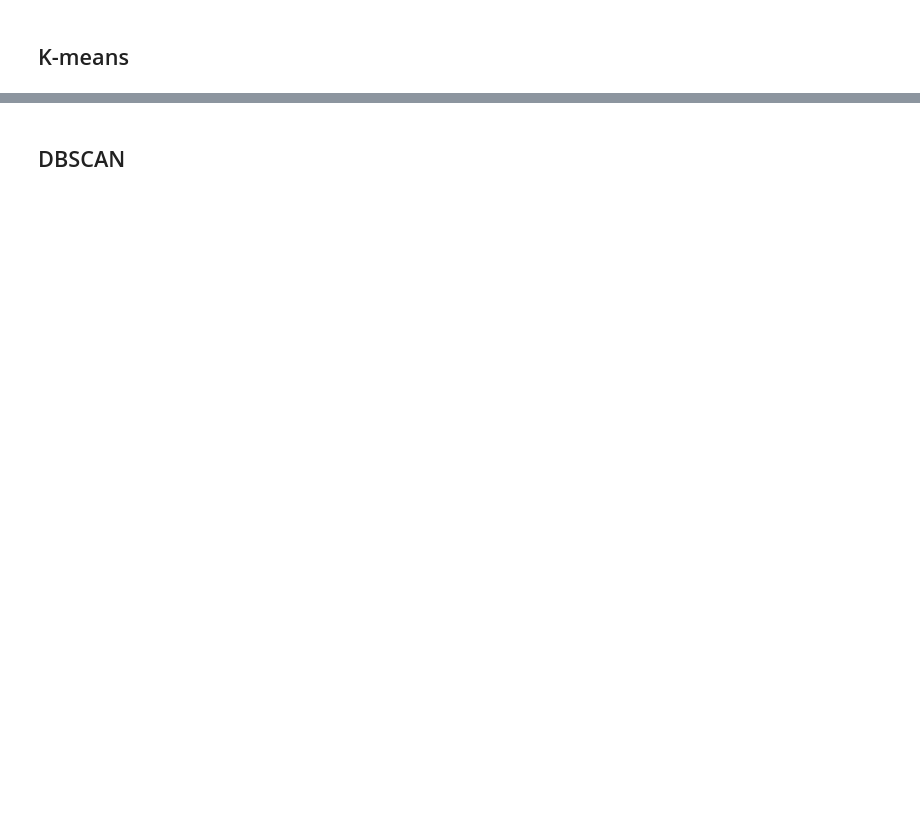
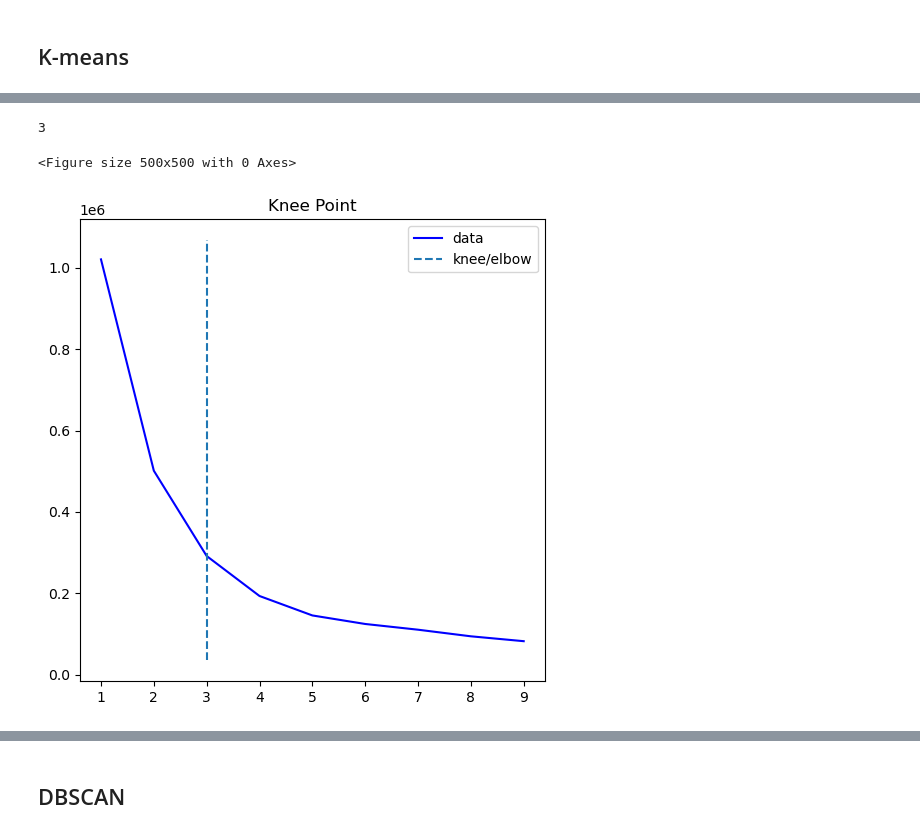
Before and after one commit to amatanasovska/ML_lab, a Jupyter notebook: lab3_206004/solution.ipynb, the cells around one changed output, grey strips where cells are left out. Drawn from its saved outputs; the diff is of its cells as text; code cells hidden in the pictures; blank space fills up the shorter version.

```diff
--- a/lab3_206004/solution.ipynb
+++ b/lab3_206004/solution.ipynb
@@ -96 +201,16 @@ X_tsne = tsne.fit_transform(df_imputed_mean)
+# %%
+from kneed import KneeLocator
+
+# i = np.arange(len(distances))
+knee = KneeLocator(list(wcv.keys()), list(wcv.values()), S=1, curve='convex', direction='decreasing')
+
+fig = plt.figure(figsize=(5, 5))
+knee.plot_knee()
+
+
+print(knee.knee)
+# %% [output]
+3
+<Figure size 500x500 with 0 Axes>
+[figure, added]
 # %%
```
Also changed, not shown: parts of 27 cells of this notebook.
